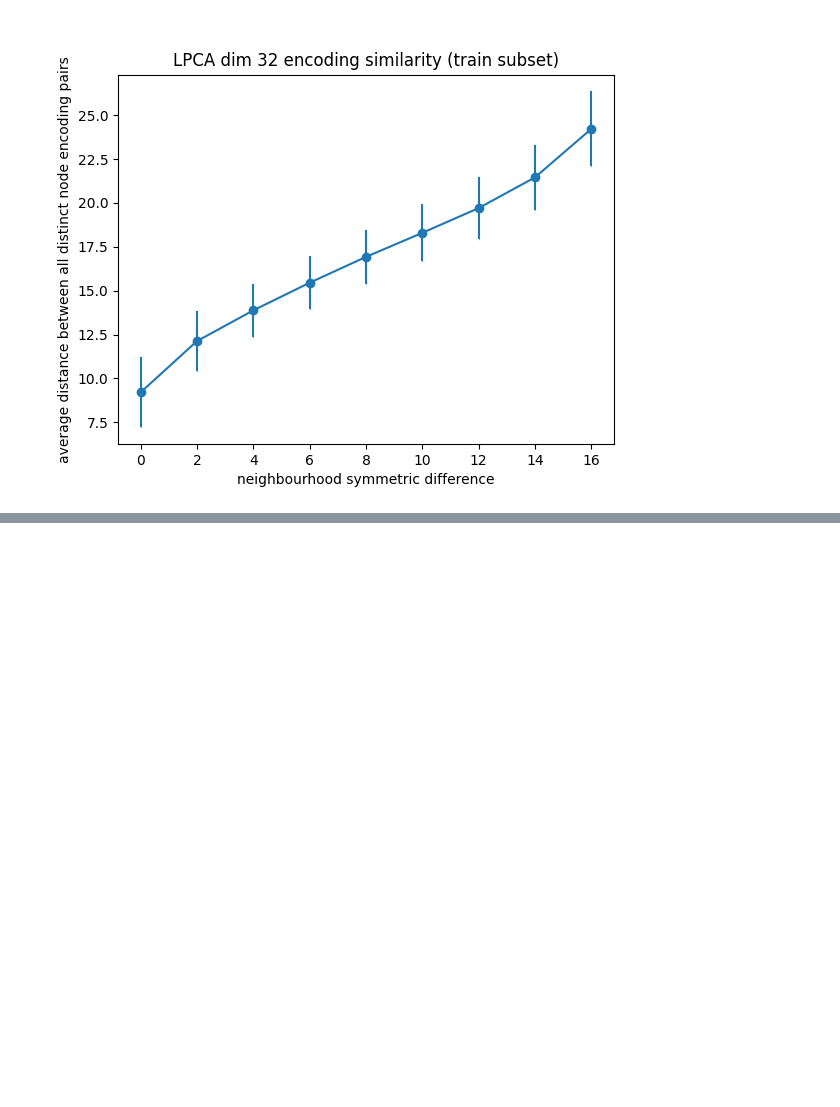
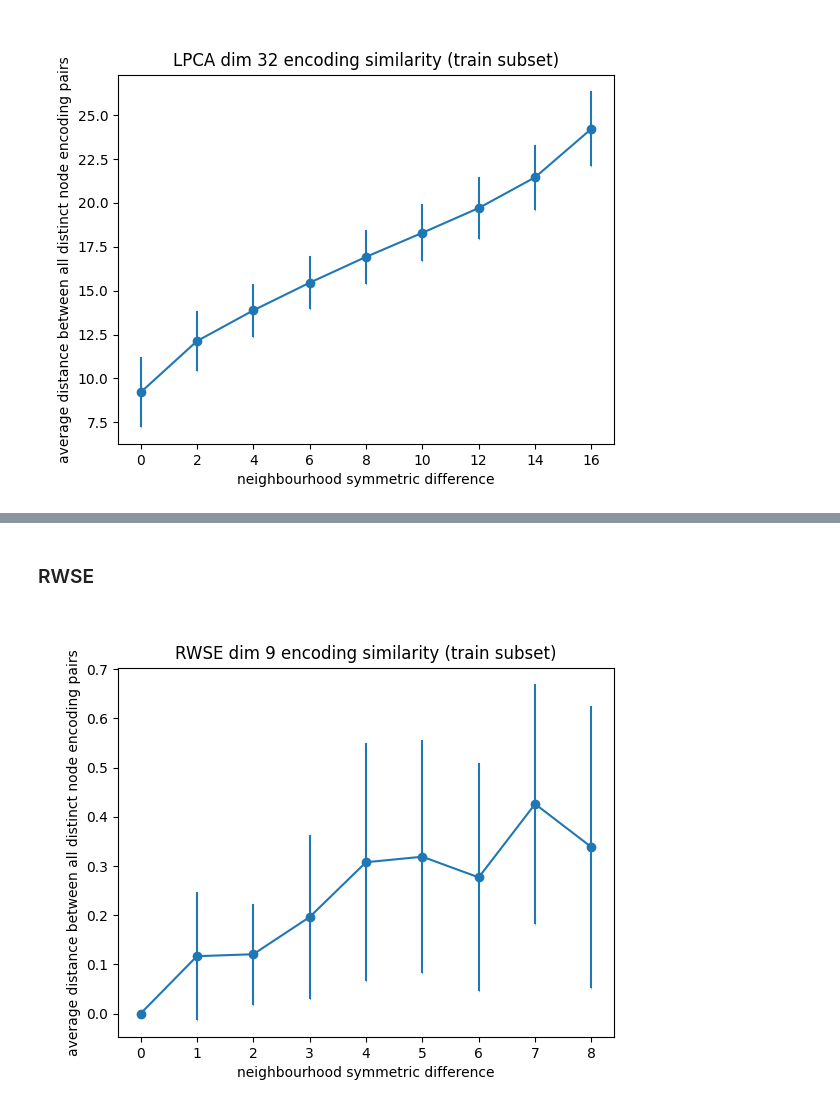
Before and after one commit to teriolx/binary-matrix-factorization, a Jupyter notebook: encoding_similarity.ipynb, the cells around one changed output, grey strips where cells are left out. Saved outputs shown, nothing was run; the diff lists cells and outputs as text; code cells hidden in the pictures; blank space fills up the shorter version.

```diff
--- a/encoding_similarity.ipynb
+++ b/encoding_similarity.ipynb
@@ -59,0 +67,7 @@ with Image.open(DIR_PATH + "cifar_sim.png") as i:
+# %% [markdown]
+### RWSE
+# %%
+with Image.open(DIR_PATH + "peptides_rwse.png") as i:
+	display(i)
+# %% [output]
+[figure, added]
```
Also changed, not shown: parts of 4 cells of this notebook, 3 other files.
